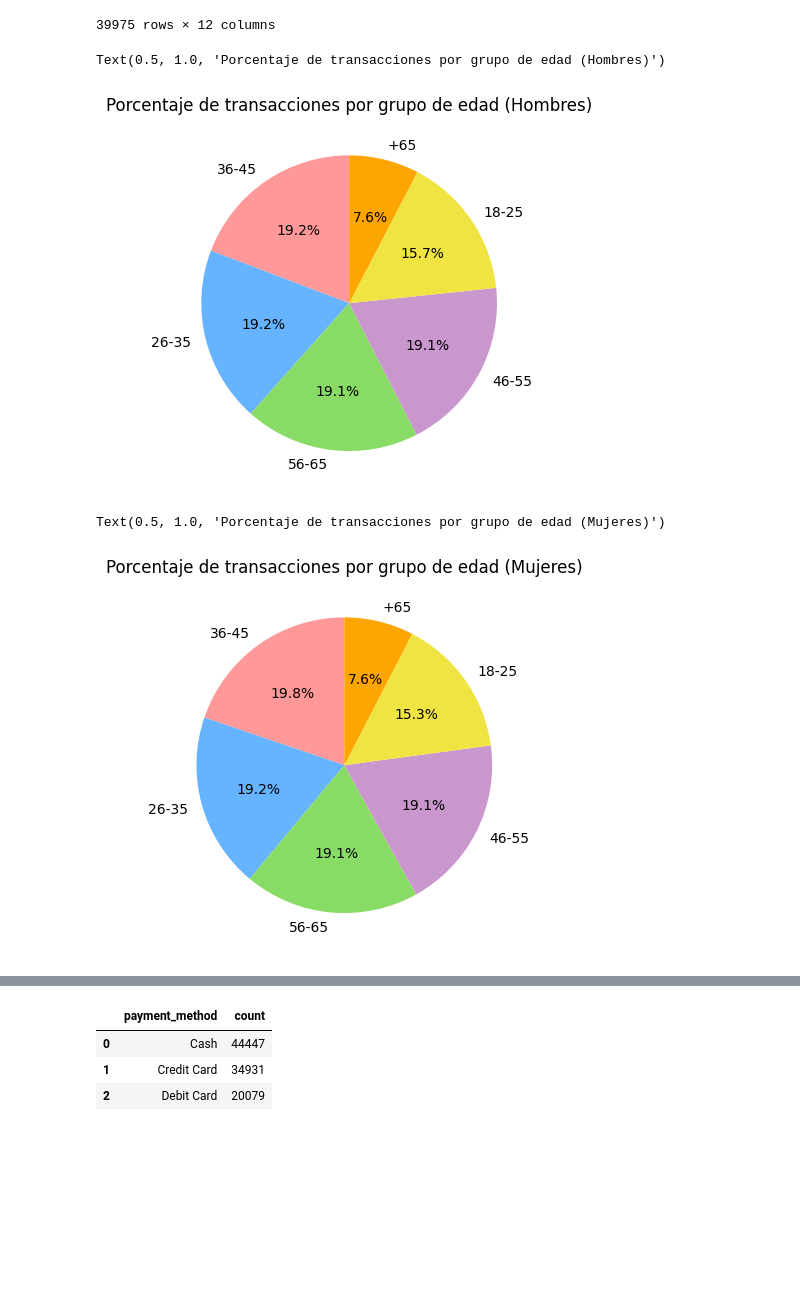
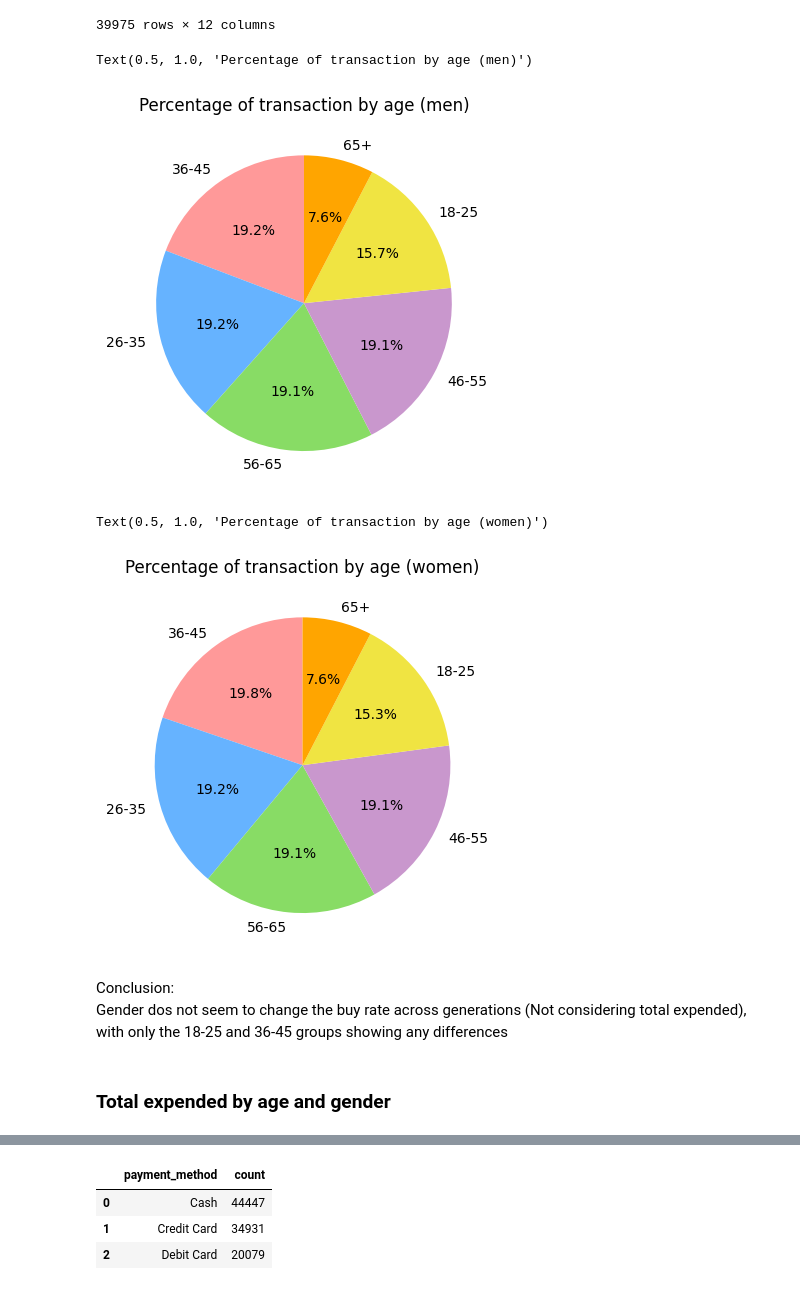
Before and after one commit to Gdiaz097/Retail-dataset, a Jupyter notebook: retail.ipynb, the cells around one changed output, grey strips where cells are left out. Saved outputs shown, nothing was run; the diff lists cells and outputs as text; code cells hidden in the pictures; blank space fills up the shorter version.

```diff
--- a/retail.ipynb
+++ b/retail.ipynb
@@ -142,7 +157,7 @@ sns.countplot(data=df1, x='gender').set(title='Gender Count')
 # %%
 df2 = df1.copy()
 # %%
-df2['GrupoEdades'] =df2['age']
+df2['AgeGroup'] =df2['age']
 df2.head()
 # %% [output]
 |  | invoice_no | customer_id | gender | age | category | quantity | price | payment_method | invoice_date | ... |
@@ -152,7 +167,7 @@ df2.head()
 | 3 | I173702 | C988172 | Female | 66 | Shoes | 5 | 3000.85 | Credit Card | 16/05/2021 | ... |
 | 4 | I337046 | C189076 | Female | 53 | Books | 4 | 60.60 | Cash | 24/10/2021 | ... |
 # %%
-def GrupoEdades(age):
+def AgeGroup(age):
     if age < 26:
         return "18-25"
     elif (age >= 26) and (age < 36):
@@ -164,9 +179,9 @@ def GrupoEdades(age):
     elif (age >= 56) and (age < 66):
         return "56-65"
     else:
-        return "+65"
+        return "65+"
 # %%
-df2['GrupoEdades'] = df2['GrupoEdades'].apply(GrupoEdades)
+df2['AgeGroup'] = df2['AgeGroup'].apply(AgeGroup)
 df2.head()
 # %% [output]
 |  | invoice_no | customer_id | gender | age | category | quantity | price | payment_method | invoice_date | ... |
@@ -176,14 +191,14 @@ df2.head()
 | 3 | I173702 | C988172 | Female | 66 | Shoes | 5 | 3000.85 | Credit Card | 16/05/2021 | ... |
 | 4 | I337046 | C189076 | Female | 53 | Books | 4 | 60.60 | Cash | 24/10/2021 | ... |
 # %%
-Trans_edad = df2['GrupoEdades'].value_counts()
+Trans_age = df2['AgeGroup'].value_counts()
 
 # Define colors for each category slice
 colors = ['#ff9999','#66b3ff', '#88DC65', '#C997CD', '#F0E442', '#58D397']
 
 # Create the pie chart
-plt.pie(Trans_edad, labels=Trans_edad.index, autopct='%1.1f%%', startangle=90, colors=colors)
+plt.pie(Trans_age, labels=Trans_age.index, autopct='%1.1f%%', startangle=90, colors=colors)
 
 # Add title and show the chart
-plt.title('Porcentaje de transacciones por grupo de edad')
+plt.title('Percentage of transactions per age group')
 # %% [output]
@@ -238,30 +261,35 @@ df_age_m
 | 99455 | I702964 | C800631 | Male | 56 | Technology | 4 | 4200.00 | Cash | 16/03/2021 | ... |
 39975 rows × 12 columns
 # %%
-Trans_edad_m = df_age_m['GrupoEdades'].value_counts()
+Trans_age_m = df_age_m['AgeGroup'].value_counts()
 
 # Define colors for each category slice
 colors = ['#ff9999','#66b3ff', '#88DC65', '#C997CD', '#F0E442', '#FFA500']
 
 # Create the pie chart
-plt.pie(Trans_edad_m, labels=Trans_edad.index, autopct='%1.1f%%', startangle=90, colors=colors)
+plt.pie(Trans_age_m, labels=Trans_age.index, autopct='%1.1f%%', startangle=90, colors=colors)
 
 # Add title and show the chart
-plt.title('Porcentaje de transacciones por grupo de edad (Hombres)')
+plt.title('Percentage of transaction by age (men)')
 # %% [output]
-Text(0.5, 1.0, 'Porcentaje de transacciones por grupo de edad (Hombres)')
+Text(0.5, 1.0, 'Percentage of transaction by age (men)')
-[figure, old version]
+[figure, new version]
 # %%
-Trans_edad_f = df_age_f['GrupoEdades'].value_counts()
+Trans_age_f = df_age_f['AgeGroup'].value_counts()
 
 # Define colors for each category slice
 colors = ['#ff9999','#66b3ff', '#88DC65', '#C997CD', '#F0E442', '#FFA500']
 
 # Create the pie chart
-plt.pie(Trans_edad_f, labels=Trans_edad_f.index, autopct='%1.1f%%', startangle=90, colors=colors)
+plt.pie(Trans_age_f, labels=Trans_age.index, autopct='%1.1f%%', startangle=90, colors=colors)
 
 # Add title and show the chart
-plt.title('Porcentaje de transacciones por grupo de edad (Mujeres)')
+plt.title('Percentage of transaction by age (women)')
 # %% [output]
-Text(0.5, 1.0, 'Porcentaje de transacciones por grupo de edad (Mujeres)')
+Text(0.5, 1.0, 'Percentage of transaction by age (women)')
-[figure, old version]
+[figure, new version]
+# %% [markdown]
+Conclusion:
+<br >Gender dos not seem to change the buy rate across generations (Not considering total expended), with only the 18-25 and 36-45 groups showing any differences
+# %% [markdown]
+### Total expended by age and gender
```
Also changed, not shown: parts of 84 cells of this notebook, 1 other file.
